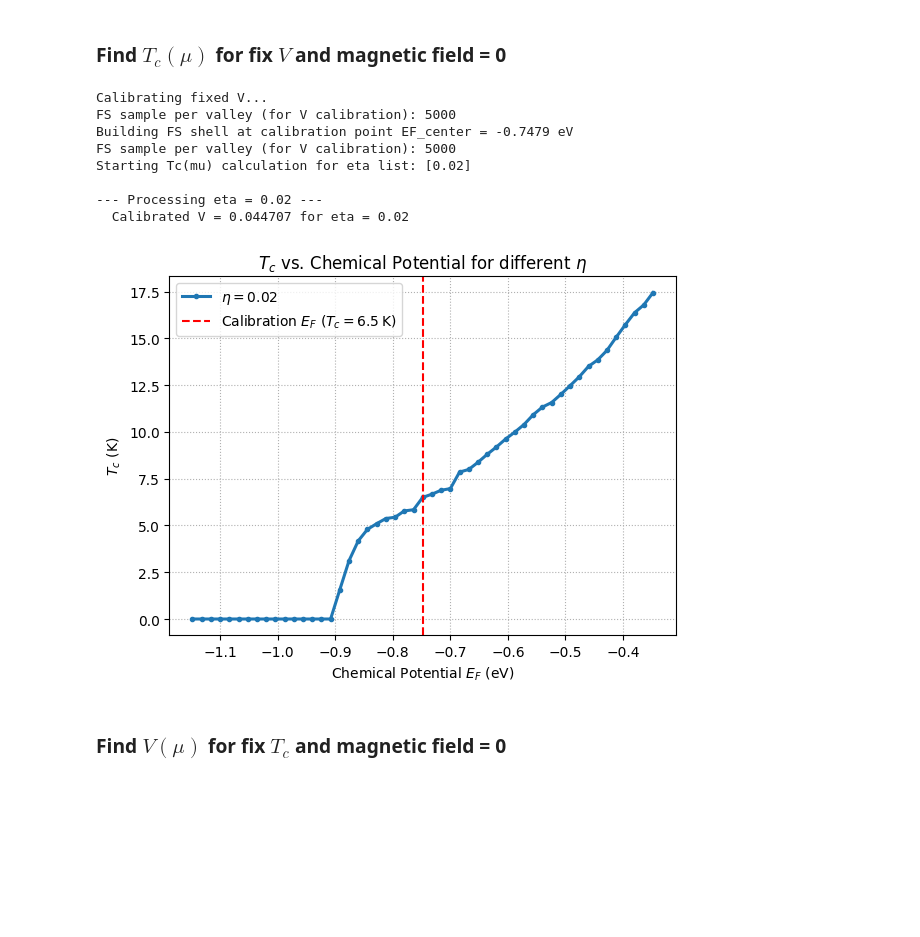
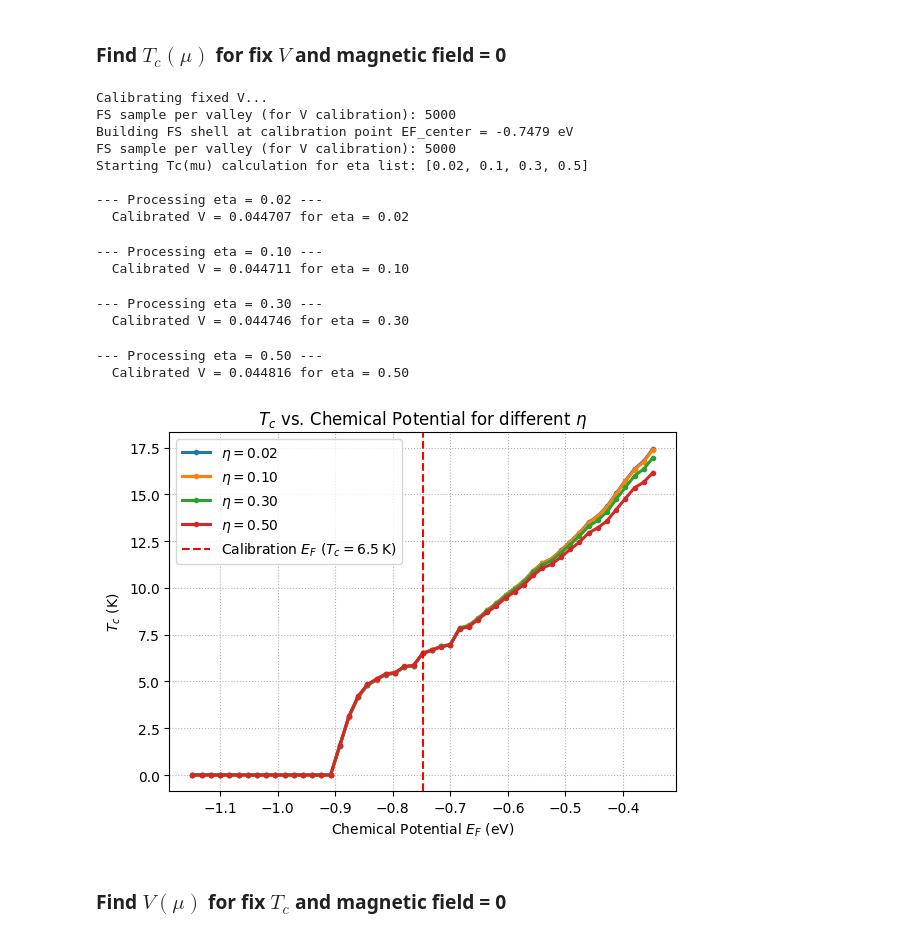
Before and after one commit to Lyrrrrrr/Upper-critical-field-Figure-reproduce-code, a Jupyter notebook: Numerical analysis.ipynb, the cells around one changed output. Saved outputs shown, nothing was run; the diff lists cells and outputs as text; code cells hidden in the pictures; blank space fills up the shorter version.

```diff
--- a/Numerical analysis.ipynb
+++ b/Numerical analysis.ipynb
@@ -324,7 +322,7 @@ gR_fun = lambda kx, ky, fK=fK, b=beta: gR_vec(kx, ky, fK, b)
 
 # set of η values
 # eta_list = [0.00, 0.02, 0.06, 0.10]
-eta_list = [0.02, 0.1, 0.3]
+eta_list = [0.02, 0.1, 0.3, 0.5]
 
 plt.figure(figsize=(6,4.6))
 for eta in eta_list:
@@ -413,7 +410,7 @@ EF_range = np.linspace(EF_center - EF_scan_range, EF_center + EF_scan_range, N_m
 
 # range of eta values
 # eta_list = [0.00, 0.02, 0.06, 0.10]
-eta_list = [0.02]
+eta_list = [0.02, 0.1, 0.3, 0.5]
 
 print(f"Building FS shell at calibration point EF_center = {EF_center:.4f} eV")
 kK_calib, kKm_calib = build_FS_shell(mu_guess, E_F, FSrad, Nk_value, n_keep_value)
@@ -453,35 +450,41 @@ for eta in eta_list:
         Tc_new = find_Tc(V_calibrated, alpha_Z_fixed, alpha_R_current,
                          gz_fun_fixed, gR_fun_fixed,
                          kK_new, mu_guess, EF_val, Nw, Tmax=20.0)
 
         Tc_results_for_this_eta.append(Tc_new)
 
     # Plot
     plt.plot(EF_range, Tc_results_for_this_eta, lw=2.2,
              marker='o', markersize=3,
              label=rf'$\eta={eta:.2f}$')
 
 # Finalize and show the plot
 plt.xlabel(r'Chemical Potential $E_F$ (eV)')
 plt.ylabel(r'$T_c$ (K)')
 plt.title(r'$T_c$ vs. Chemical Potential for different $\eta$')
 # Add a vertical line at the E_F used for V calibration
 plt.axvline(EF_center, color='red', ls='--',
             label=f'Calibration $E_F$ ($T_c={Tc_initial}\\,$K)')
 plt.grid(True, ls=':')
 plt.legend()
 plt.tight_layout()
 plt.show()
 # %% [output]
 Calibrating fixed V...
 FS sample per valley (for V calibration): 5000
 Building FS shell at calibration point EF_center = -0.7479 eV
 FS sample per valley (for V calibration): 5000
-Starting Tc(mu) calculation for eta list: [0.02]
+Starting Tc(mu) calculation for eta list: [0.02, 0.1, 0.3, 0.5]
 
 --- Processing eta = 0.02 ---
   Calibrated V = 0.044707 for eta = 0.02
+--- Processing eta = 0.10 ---
+  Calibrated V = 0.044711 for eta = 0.10
+--- Processing eta = 0.30 ---
+  Calibrated V = 0.044746 for eta = 0.30
+--- Processing eta = 0.50 ---
+  Calibrated V = 0.044816 for eta = 0.50
-[figure, old version]
+[figure, new version]
 # %% [markdown]
 ### Find $V(\mu)$ for fix $T_c$ and magnetic field = 0
 # %%
```
Also changed, not shown: parts of 3 cells of this notebook.
